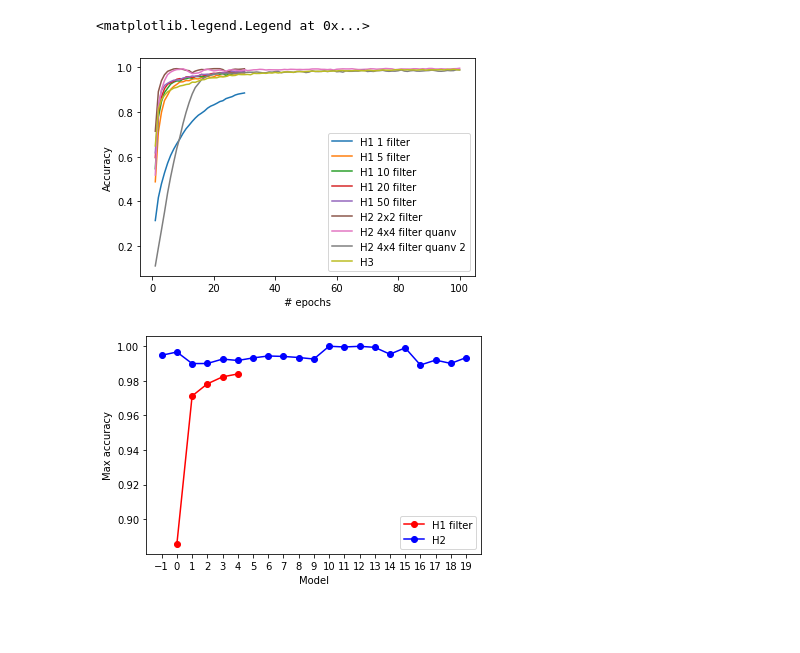
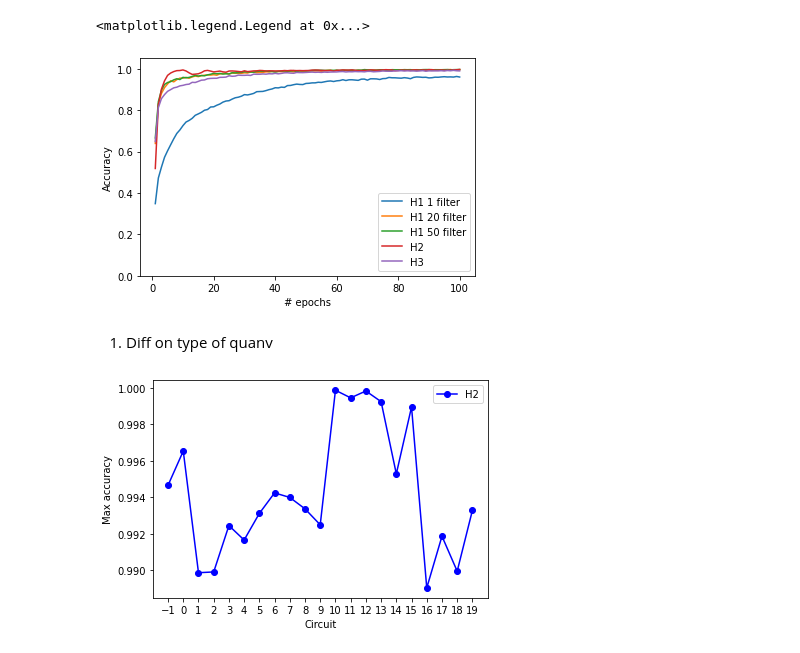
Before and after one commit to vutuanhai237/DynamicQNN, a Jupyter notebook: codes/plt_baseline.ipynb, the cells around one changed output. Cells and saved outputs as stored; diff of their text form; code cells hidden in the pictures; blank space fills up the shorter version.

```diff
--- a/codes/plt_baseline.ipynb
+++ b/codes/plt_baseline.ipynb
@@ -35,48 +60,41 @@ plt.legend()
 # %%
-filters = [1, 5, 10, 20, 50]
+filters = [1, 20, 50]
 
 for num_filter in filters:
     accs_h1 = np.asarray(np.loadtxt('exps_mnist/h1_' + str(num_filter) + 'filter/h1history_accuracy.txt'))
-    plt.plot(range(1, 31), np.mean(accs_h1, axis = 0), label = 'H1 ' + str(num_filter) +' filter')
+    plt.plot(range(1, 101), np.mean(accs_h1, axis = 0), label = 'H1 ' + str(num_filter) +' filter')
 
-accs_h2_2 = np.asarray(np.loadtxt('exps_mnist/h2_2x2filter/h2history_accuracy.txt'))
-plt.plot(range(1, 31), np.mean(accs_h2_2, axis = 0), label = 'H2 2x2 filter')
-
-accs_h2_4_quanv = np.asarray(np.loadtxt('exps_mnist/h2_4x4filter_quanv/h2history_accuracy.txt'))
-plt.plot(range(1, 101), np.mean(accs_h2_4_quanv, axis = 0), label = 'H2 4x4 filter quanv')
-
-accs_h2_4_quanv2 = np.asarray(np.loadtxt('exps_mnist/h2_4x4filter_quanv2/h2history_accuracy.txt'))
-plt.plot(range(1, 101), np.mean(accs_h2_4_quanv2, axis = 0), label = 'H2 4x4 filter quanv 2')
+accs_h2 = np.asarray(np.loadtxt('exps_mnist/h2_4x4filter_quanv0/h2history_accuracy.txt'))
+plt.plot(range(1, 101), np.mean(accs_h2, axis = 0), label = 'H2')
 
 accs_h3 = np.asarray(np.loadtxt('exps_mnist/h3/h3history_accuracy.txt'))
 plt.plot(range(1, 101), np.mean(accs_h3, axis = 0), label = 'H3')
+
 plt.xlabel('# epochs')
 plt.ylabel('Accuracy')
+plt.ylim(0.0, 1.05)
 plt.legend()
 # %% [output]
 <matplotlib.legend.Legend at 0x...>
-[figure, old version]
+[figure, new version]
+# %% [markdown]
+1. Diff on type of quanv
 # %%
-filters = [1, 5, 10, 20, 50]
 i = 0
-accuracies_h1, accuracies_h2 = [], []
-for num_filter in filters:
-    accs_h1 = np.asarray(np.loadtxt('exps_mnist/h1_' + str(num_filter) + 'filter/h1history_accuracy.txt'))
-    accuracies_h1.append(np.max(np.mean(accs_h1, axis = 0)))
-plt.plot(range(0, len(filters)), accuracies_h1, '-ro', label = 'H1 filter')
+accuracies_h2 = []
 
 quanv_num = list(range(0, 20))
 accs_h2_2 = np.asarray(np.loadtxt('exps_mnist/h2_2x2filter/h2history_accuracy.txt'))
 accuracies_h2.append(np.max(np.mean(accs_h2_2, axis = 0)))
 for i in quanv_num:
     accs_h2_4_quanvx = np.asarray(np.loadtxt('exps_mnist/h2_4x4filter_quanv' + str(i) + '/h2history_accuracy.txt'))
     accuracies_h2.append(np.max(np.mean(accs_h2_4_quanvx, axis = 0)))
 plt.plot(range(-1, len(quanv_num)), accuracies_h2, '-bo', label = 'H2')
 
-plt.xlabel('Model')
+plt.xlabel('Circuit')
 plt.xticks(range(-1, 20, 1))
 plt.ylabel('Max accuracy')
 plt.legend()
 plt.show()
 # %% [output]
-[figure, old version]
+[figure, new version]
```
Also changed, not shown: parts of 13 cells of this notebook, 17 other files.
